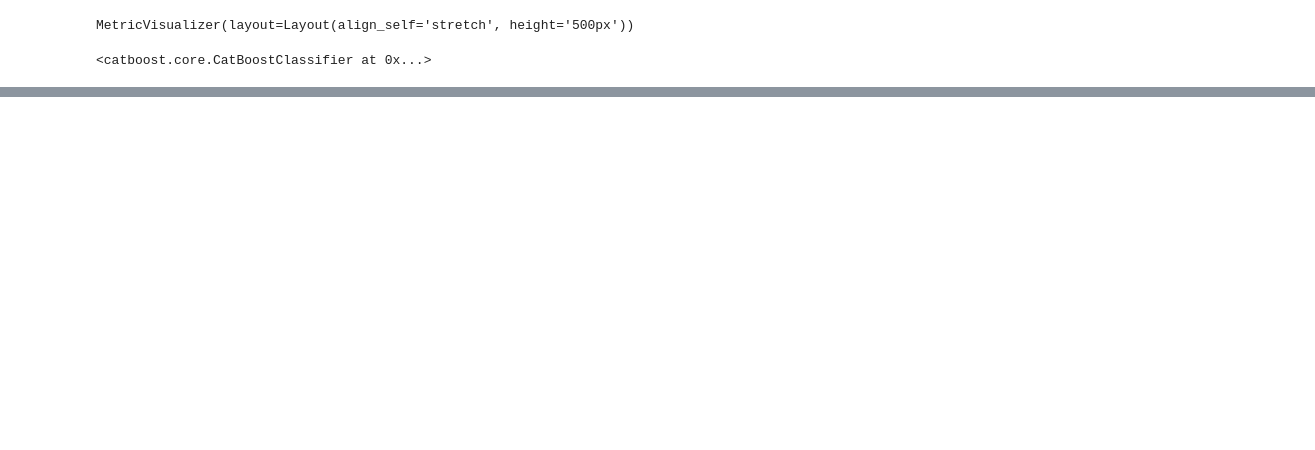
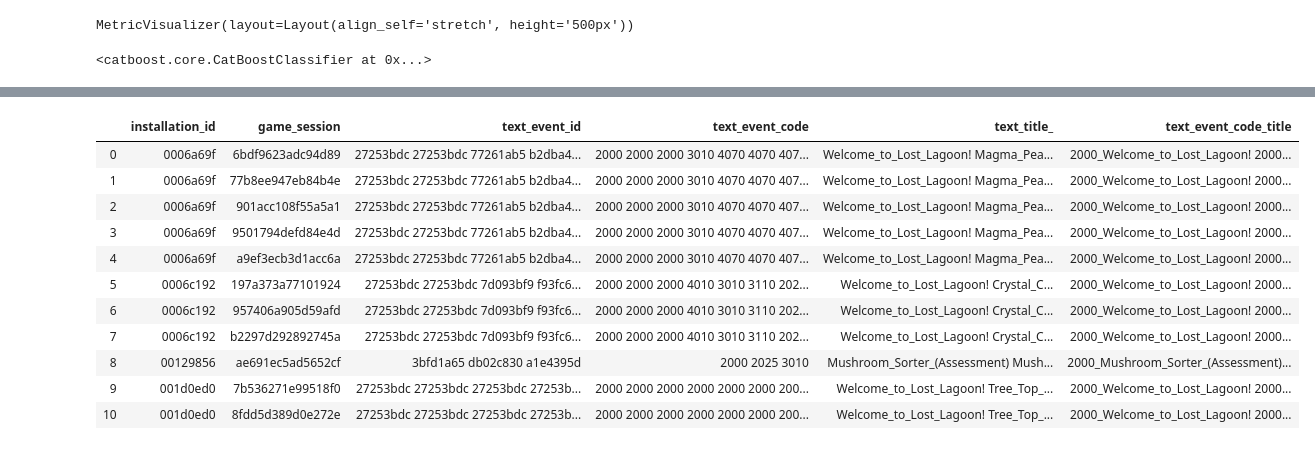
Before and after one commit to AndreyKoceruba/Children_learn, a Jupyter notebook: Children_learn.ipynb, the cells around one changed output, grey strips where cells are left out. Drawn from its saved outputs; the diff is of its cells as text; code cells hidden in the pictures; blank space fills up the shorter version.

Commit message:
Added text features

```diff
--- a/Children_learn.ipynb
+++ b/Children_learn.ipynb
@@ -893,0 +902,8 @@ test_beta.to_csv(TEST_BETA_PATH, index=False)
+# %%
+train_labels = pd.read_csv(TRAIN_LABELS_PATH)
+train_labeled = pd.read_csv(TRAIN_LABELED_PATH)
+train_labeled['timestamp'] = pd.to_datetime(train_labeled['timestamp'])
+train_labeled.sort_values(['installation_id', 'timestamp'], inplace=True)
+# %%
+train_labeled['title_'] = train_labeled['title'].str.replace(' ', '_')
+train_labeled['event_code_title'] = train_labeled['event_code'].astype(str) + '_' + train_labeled['title_']
@@ -893,0 +923,45 @@ test_beta.to_csv(TEST_BETA_PATH, index=False)
+# %%
+def get_text(df, labels_row, column_list):
+
+    features_dict = dict()
+
+    # assessment identification in training set
+    features_dict['installation_id'] = labels_row['installation_id']
+    features_dict['game_session'] = labels_row['game_session']
+
+    # flags for selection of assessment row in raw data
+    installation_id_flgs = (df['installation_id'] == features_dict['installation_id'])
+    game_session_flgs = (df['game_session'] == features_dict['game_session'])
+    start_session_flgs = (df['event_code'] == 2000)
+
+    # assessment info
+    assessment_info = df[installation_id_flgs & game_session_flgs & start_session_flgs]
+    assessment_index = assessment_info.index[0]
+
+    # history before assessment
+    history_flgs = df['timestamp'] < assessment_info.loc[assessment_index, 'timestamp']
+    before_assessment = df[installation_id_flgs & history_flgs]
+
+    for column_name in column_list:
+        features_dict[f'text_{column_name}'] = ' '.join(before_assessment[column_name].astype(str))
+
+    return features_dict
+# %%
+column_list = ['event_id', 'event_code', 'title_', 'event_code_title']
+# %%
+train_text = train_labels.progress_apply(lambda x: get_text(train_labeled, x, column_list), axis=1)
+train_text = pd.DataFrame(list(train_text))
+train_text.to_csv(TRAIN_TEXT_PATH, index=False)
+# %% [output]
+|  | installation_id | game_session | text_event_id | text_event_code | text_title_ | text_event_code_title |
+| 0 | 0006a69f | 6bdf9623adc94d89 | 27253bdc 27253bdc 77261ab5 b2dba4... | 2000 2000 2000 3010 4070 4070 407... | Welcome_to_Lost_Lagoon! Magma_Pea... | 2000_Welcome_to_Lost_Lagoon! 2000... |
+| 1 | 0006a69f | 77b8ee947eb84b4e | 27253bdc 27253bdc 77261ab5 b2dba4... | 2000 2000 2000 3010 4070 4070 407... | Welcome_to_Lost_Lagoon! Magma_Pea... | 2000_Welcome_to_Lost_Lagoon! 2000... |
+| 2 | 0006a69f | 901acc108f55a5a1 | 27253bdc 27253bdc 77261ab5 b2dba4... | 2000 2000 2000 3010 4070 4070 407... | Welcome_to_Lost_Lagoon! Magma_Pea... | 2000_Welcome_to_Lost_Lagoon! 2000... |
+| 3 | 0006a69f | 9501794defd84e4d | 27253bdc 27253bdc 77261ab5 b2dba4... | 2000 2000 2000 3010 4070 4070 407... | Welcome_to_Lost_Lagoon! Magma_Pea... | 2000_Welcome_to_Lost_Lagoon! 2000... |
+| 4 | 0006a69f | a9ef3ecb3d1acc6a | 27253bdc 27253bdc 77261ab5 b2dba4... | 2000 2000 2000 3010 4070 4070 407... | Welcome_to_Lost_Lagoon! Magma_Pea... | 2000_Welcome_to_Lost_Lagoon! 2000... |
+| 5 | 0006c192 | 197a373a77101924 | 27253bdc 27253bdc 7d093bf9 f93fc6... | 2000 2000 2000 4010 3010 3110 202... | Welcome_to_Lost_Lagoon! Crystal_C... | 2000_Welcome_to_Lost_Lagoon! 2000... |
+| 6 | 0006c192 | 957406a905d59afd | 27253bdc 27253bdc 7d093bf9 f93fc6... | 2000 2000 2000 4010 3010 3110 202... | Welcome_to_Lost_Lagoon! Crystal_C... | 2000_Welcome_to_Lost_Lagoon! 2000... |
+| 7 | 0006c192 | b2297d292892745a | 27253bdc 27253bdc 7d093bf9 f93fc6... | 2000 2000 2000 4010 3010 3110 202... | Welcome_to_Lost_Lagoon! Crystal_C... | 2000_Welcome_to_Lost_Lagoon! 2000... |
+| 8 | 00129856 | ae691ec5ad5652cf | 3bfd1a65 db02c830 a1e4395d | 2000 2025 3010 | Mushroom_Sorter_(Assessment) Mush... | 2000_Mushroom_Sorter_(Assessment)... |
+| 9 | 001d0ed0 | 7b536271e99518f0 | 27253bdc 27253bdc 27253bdc 27253b... | 2000 2000 2000 2000 2000 2000 200... | Welcome_to_Lost_Lagoon! Tree_Top_... | 2000_Welcome_to_Lost_Lagoon! 2000... |
+| 10 | 001d0ed0 | 8fdd5d389d0e272e | 27253bdc 27253bdc 27253bdc 27253b... | 2000 2000 2000 2000 2000 2000 200... | Welcome_to_Lost_Lagoon! Tree_Top_... | 2000_Welcome_to_Lost_Lagoon! 2000... |
```
Also changed, not shown: parts of 9 cells of this notebook.
